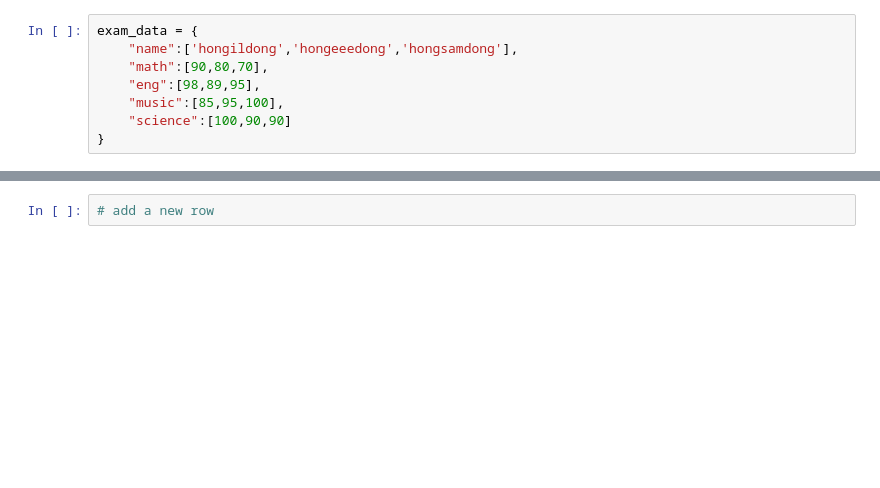
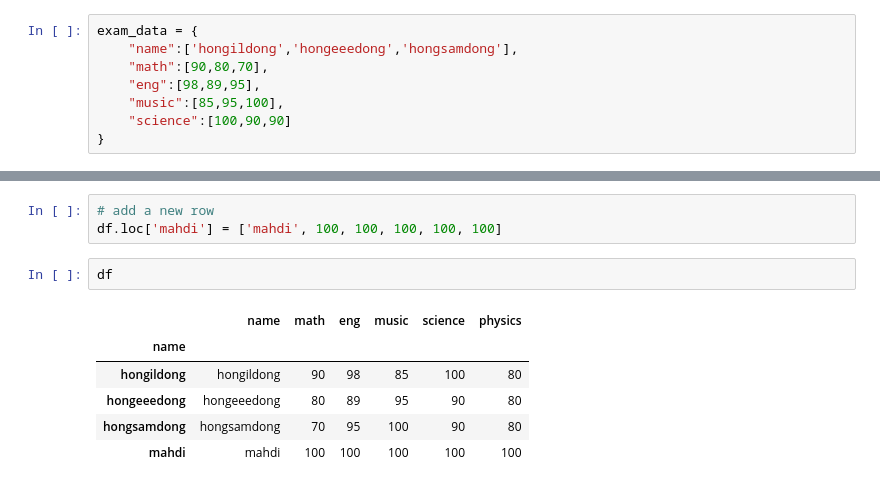
Before and after one commit to SaadiMahdi/AI-Training, a Jupyter notebook: Pandas_Exercises_Level_2_1.ipynb, the cells around one changed output, grey strips where cells are left out. Drawn from its saved outputs; the diff is of its cells as text; blank space fills up the shorter version.

```diff
--- a/Pandas_Exercises_Level_2_1.ipynb
+++ b/Pandas_Exercises_Level_2_1.ipynb
@@ -281,2 +315,12 @@ hongildong     90   98     85      100
 # %%
 # add a new row
+df.loc['mahdi'] = ['mahdi', 100, 100, 100, 100, 100]
+# %%
+df
+# %% [output]
+|  | name | math | eng | music | science | physics |
+| name |  |  |  |  |  |  |
+| hongildong | hongildong | 90 | 98 | 85 | 100 | 80 |
+| hongeeedong | hongeeedong | 80 | 89 | 95 | 90 | 80 |
+| hongsamdong | hongsamdong | 70 | 95 | 100 | 90 | 80 |
+| mahdi | mahdi | 100 | 100 | 100 | 100 | 100 |
```
Also changed, not shown: parts of 29 cells of this notebook, 1 other file.
